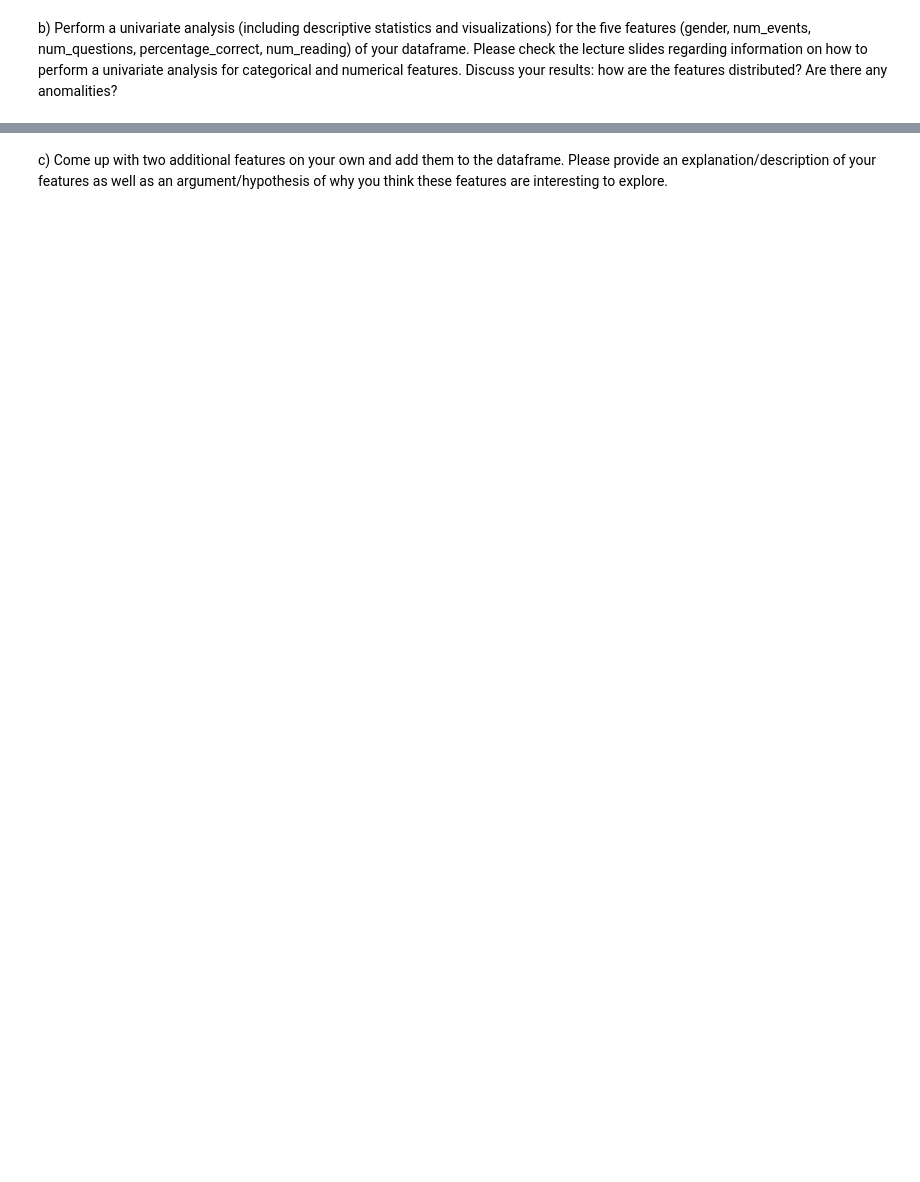
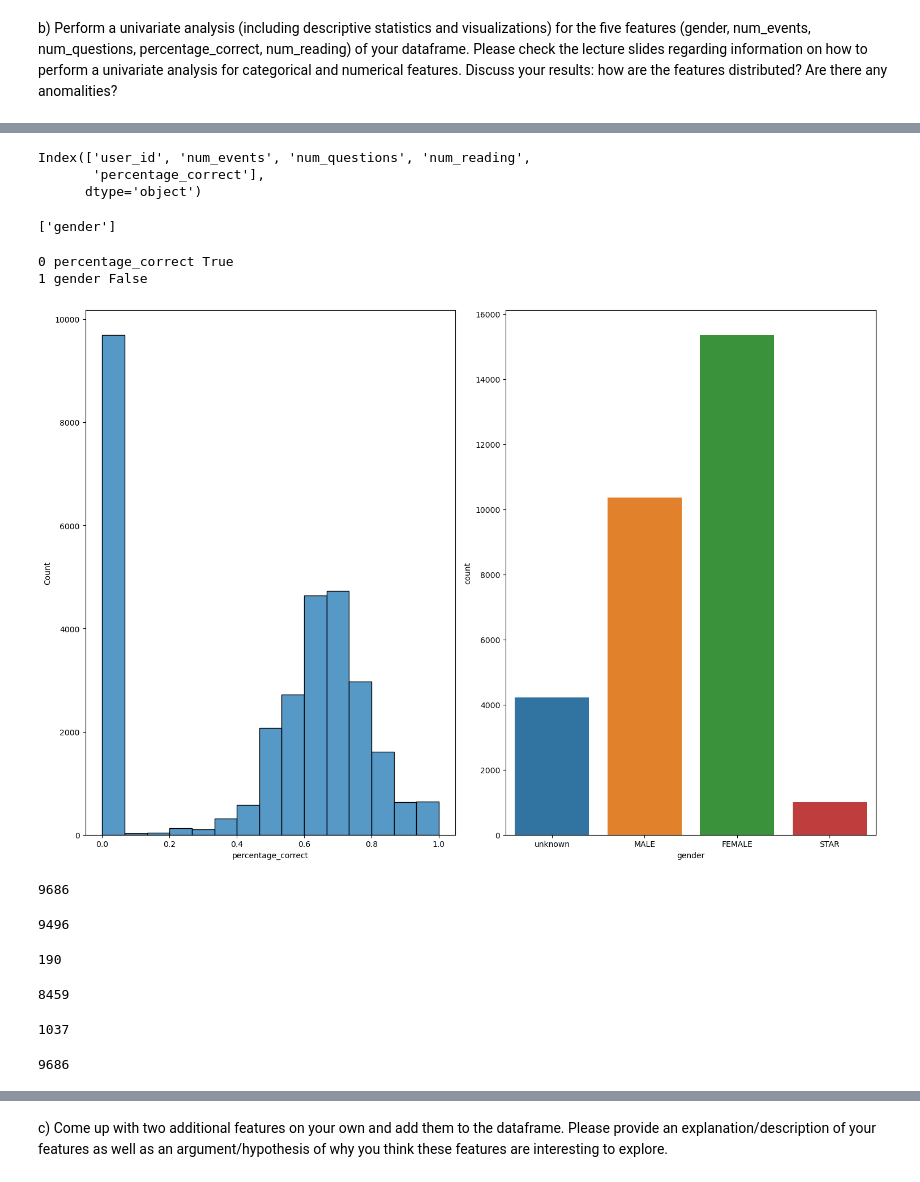
Before and after one commit to aybarsyazici/EPFL-CS421-MLBD, a Jupyter notebook: project/milestone-02/m2_lernnavi_sciper.ipynb, the cells around one changed output, grey strips where cells are left out. Saved outputs shown, nothing was run; the diff lists cells and outputs as text; code cells hidden in the pictures; blank space fills up the shorter version.

```diff
--- a/project/milestone-02/m2_lernnavi_sciper.ipynb
+++ b/project/milestone-02/m2_lernnavi_sciper.ipynb
@@ -230,0 +552,62 @@ b) Perform a univariate analysis (including descriptive statistics and visualiza
+# %%
+continuous_cols = df._get_numeric_data().columns
+print(continuous_cols)
+# %% [output]
+Index(['user_id', 'num_events', 'num_questions', 'num_reading',
+       'percentage_correct'],
+      dtype='object')
+# %%
+categorical_cols = list(set(df.columns) - set(continuous_cols))
+print(categorical_cols)
+# %% [output]
+['gender']
+# %%
+df_copy = df.copy()
+# drop user_id column, as there is no need to visualize it
+# df_copy = df_copy[df_copy.num_events != 0]
+df_copy = df_copy.drop('user_id', axis=1)
+# %%
+fig, axes = plt.subplots(nrows=1, ncols=2, figsize=(15, 10))
+for i, col in enumerate(['percentage_correct', 'gender']):
+    print(i,col, col in continuous_cols)
+    ax = axes[i % 2]
+    if col in continuous_cols:
+        sns.histplot(data=df_copy[col], bins=15, ax=ax)
+    else:
+        # plot the categorical features
+        sns.countplot(data=df_copy, x=col, ax=ax)
+fig.tight_layout()
+plt.show()
+# %% [output]
+0 percentage_correct True
+1 gender False
+[figure, added]
+# %%
+# check how many users have percentage_correct = 0
+df_copy[df_copy.percentage_correct == 0].shape[0]
+# %% [output]
+9686
+# %%
+df_copy[df_copy.num_questions == 0].shape[0]
+# %% [output]
+9496
+# %%
+df[(df.num_questions > 0) & (df.percentage_correct == 0)].shape[0] # Has answered questions but has not answered any correctly
+# %% [output]
+190
+# %%
+df[df.num_events == 0].shape[0] # Has not done any events
+# %% [output]
+8459
+# %%
+df[(df.num_questions == 0) & (df.num_events > 0)].shape[0] # Has done events but has not answered any questions
+# %% [output]
+1037
+# %%
+df[(df.num_questions == 0) & (df.num_events > 0)].shape[0] + df[df.num_events == 0].shape[0] +  df[(df.num_questions > 0) & (df.percentage_correct == 0)].shape[0]
+# The total number of users who have 0% correct answers are:
+# Users who have not answered any questions but has done other events: 1037
+# Users who have not done any events: 8459
+# Users who have answered questions but has not answered any correctly: 190
+# %% [output]
+9686
```
Also changed, not shown: parts of 81 cells of this notebook, 1 other file.
